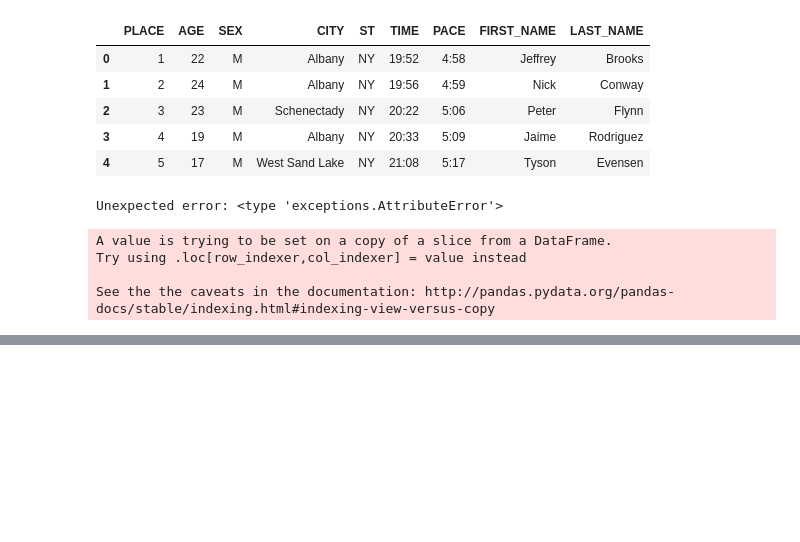
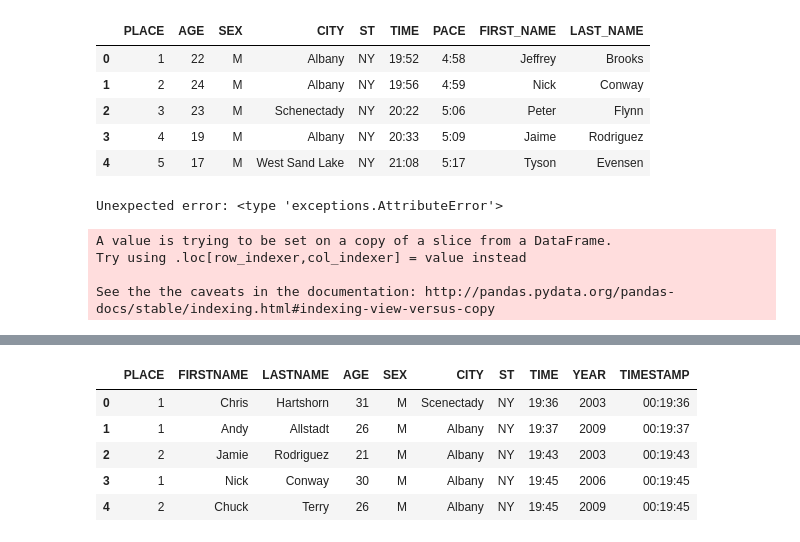
Before and after one commit to bnorthan/rotg-us, a Jupyter notebook: notebooks/AllTime.ipynb, the cells around one changed output, grey strips where cells are left out. Drawn from its saved outputs; the diff is of its cells as text; code cells hidden in the pictures; blank space fills up the shorter version.

```diff
--- a/notebooks/AllTime.ipynb
+++ b/notebooks/AllTime.ipynb
@@ -78,3 +77,27 @@ master.to_csv('../output/temp.csv', index=False)
+# %%
+# first strip minutes and seconds
+import datetime
+import numpy as np
+
+def convert(s):
+    try:
+        time=datetime.datetime.strptime(s,'%M:%S')
+    except:
+        time=datetime.datetime.strptime(s,'%M:%S.%f')
+    return time
+
+master['TIMESTAMP'] = master.TIME.apply(lambda x: convert(x))
+# create time delta by subtracting a base time
+master.TIMESTAMP=master.TIMESTAMP - datetime.datetime.strptime('00:00.0','%M:%S.%f')
+
+master.head()
+# %% [output]
+|  | PLACE | FIRSTNAME | LASTNAME | AGE | SEX | CITY | ST | TIME | YEAR | TIMESTAMP |
+| 0 | 1 | Chris | Hartshorn | 31 | M | Scenectady | NY | 19:36 | 2003 | 00:19:36 |
+| 1 | 1 | Andy | Allstadt | 26 | M | Albany | NY | 19:37 | 2009 | 00:19:37 |
+| 2 | 2 | Jamie | Rodriguez | 21 | M | Albany | NY | 19:43 | 2003 | 00:19:43 |
+| 3 | 1 | Nick | Conway | 30 | M | Albany | NY | 19:45 | 2006 | 00:19:45 |
+| 4 | 2 | Chuck | Terry | 26 | M | Albany | NY | 19:45 | 2009 | 00:19:45 |
 # %%
 # change times to timestamp
 new_time=[]
```
Also changed, not shown: parts of 11 cells of this notebook, 8 other files.
